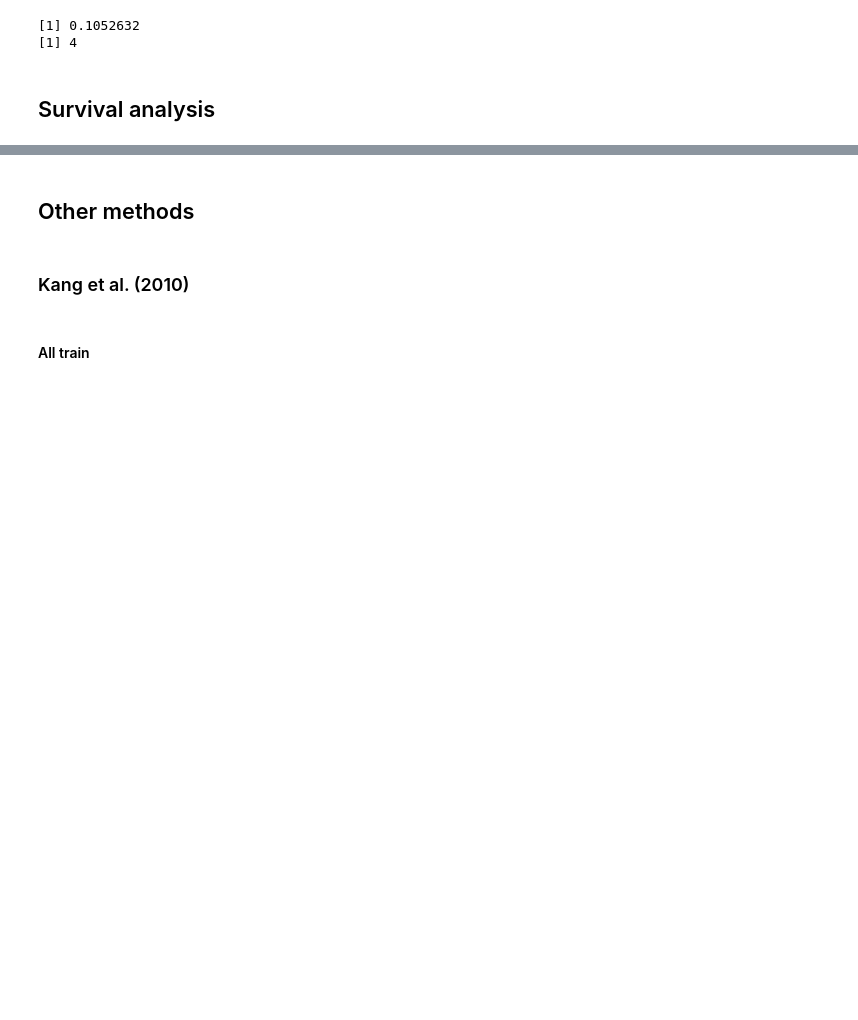
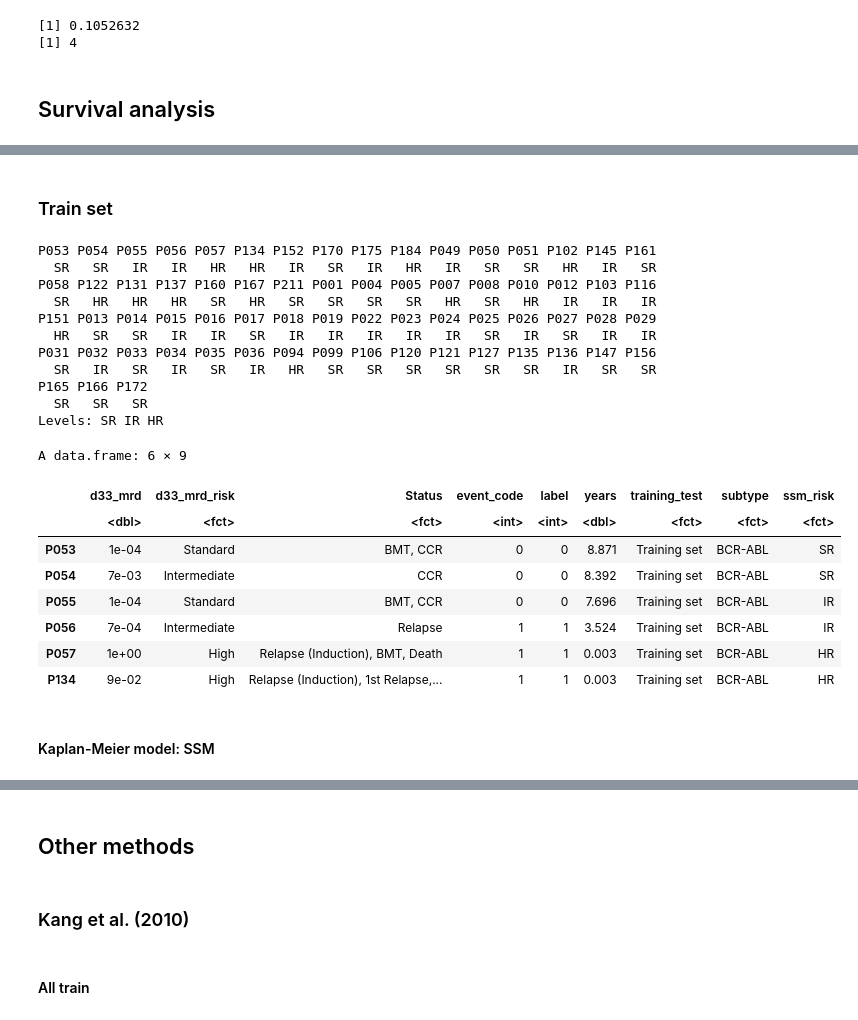
Before and after one commit to dblux/relapse_prediction, a Jupyter notebook: sandbox-model1_proportion.ipynb, the cells around one changed output, grey strips where cells are left out. Drawn from its saved outputs; the diff is of its cells as text; code cells hidden in the pictures; blank space fills up the shorter version.

```diff
--- a/sandbox-model1_proportion.ipynb
+++ b/sandbox-model1_proportion.ipynb
@@ -541,10 +397,14 @@ getLocalGenes <- function(X_subtype, sid_remission,
   return(feat)
 }
 # %%
-#' @param response_df dataframe with samples x features
+ #' @param response_df dataframe with samples x features
 #' @param normal_df dataframe with samples x features
 # D0 centroid used to define D0-Normal vector
-calcERM <- function(response_df, normal_df) {
+compute_features <- function(
+  response_df, normal_df,
+  sid_train, sid_remission
+) {
+  print(rownames(response_df))
   # Split response df into D0 and D8 df
   n <- nrow(response_df)/2
   d0_df <- response_df[1:n, , drop = F]
@@ -554,7 +414,14 @@ calcERM <- function(response_df, normal_df) {
     stop("Patient IDs are not paired..")
 
   # Calculate centroids
-  leuk_centroid <- apply(d0_df, 2, median)
+  # Only use remission patients in training set to calculate centroid
+  sid_leuk <- Reduce(
+    intersect,
+    list(rownames(d0_df), sid_train, sid_remission)
+  )
+  print(rownames(d0_df))
+  print(sprintf("NO. OF SAMPLES IN CENTROID: %d", length(sid_leuk)))
+  leuk_centroid <- apply(d0_df[sid_leuk, , drop = F], 2, median)
   normal_centroid <- apply(normal_df, 2, median)
 
   # Calculate leuk-normal unit vector
@@ -1424,7 +1385,7 @@ ps_wilcox <- names(top_wilcox)
 
 response <- t(cbind(D0, D8)[ps_wilcox, ])
 normal <- t(data[ps_wilcox, 403:405])
-V <- calcERM(response, normal)
+V <- compute_features(response, normal)
 global_erm_alltrain <- V[, "erm1", drop = F]
 # %% [output]
 Warning message in wilcox.test.default(x, y, paired = T):
@@ -2381,0 +1907,41 @@ Score (logrank) test = 20.98  on 2 df,   p=3e-05
+# %% [markdown]
+### Train set
+# %%
+### Subset alltrain set
+surv_alltrain <- surv_annot1[rownames(p_alltrain), ]
+# Discretise p(remission|x)
+p_alltrain_cat <- character(nrow(p_alltrain_concat))
+p_alltrain_cat[p_alltrain_concat$p > 0.5] <- "SR"
+p_alltrain_cat[p_alltrain_concat$p <= 0.5] <- "IR"
+p_alltrain_cat[p_alltrain_concat$p <= 0.25] <- "HR"
+p_alltrain_cat <- as.factor(p_alltrain_cat)
+# Reverse levels
+p_alltrain_cat1 <- factor(p_alltrain_cat, levels = rev(levels(p_alltrain_cat)))
+names(p_alltrain_cat1) <- rownames(p_alltrain_concat)
+print(p_alltrain_cat1)
+
+surv_alltrain1 <- cbind(surv_alltrain, ssm_risk = p_alltrain_cat1)
+head(surv_alltrain1)
+# %% [output]
+P053 P054 P055 P056 P057 P134 P152 P170 P175 P184 P049 P050 P051 P102 P145 P161
+  SR   SR   IR   IR   HR   HR   IR   SR   IR   HR   IR   SR   SR   HR   IR   SR
+P058 P122 P131 P137 P160 P167 P211 P001 P004 P005 P007 P008 P010 P012 P103 P116
+  SR   HR   HR   HR   SR   HR   SR   SR   SR   SR   HR   SR   HR   IR   IR   IR
+P151 P013 P014 P015 P016 P017 P018 P019 P022 P023 P024 P025 P026 P027 P028 P029
+  HR   SR   SR   IR   IR   SR   IR   IR   IR   IR   IR   SR   IR   SR   IR   IR
+P031 P032 P033 P034 P035 P036 P094 P099 P106 P120 P121 P127 P135 P136 P147 P156
+  SR   IR   SR   IR   SR   IR   HR   SR   SR   SR   SR   SR   SR   IR   SR   SR
+P165 P166 P172
+  SR   SR   SR
+Levels: SR IR HR
+A data.frame: 6 × 9
+|  | d33_mrd | d33_mrd_risk | Status | event_code | label | years | training_test | subtype | ssm_risk |
+|  | <dbl> | <fct> | <fct> | <int> | <int> | <dbl> | <fct> | <fct> | <fct> |
+| P053 | 1e-04 | Standard | BMT, CCR | 0 | 0 | 8.871 | Training set | BCR-ABL | SR |
+| P054 | 7e-03 | Intermediate | CCR | 0 | 0 | 8.392 | Training set | BCR-ABL | SR |
+| P055 | 1e-04 | Standard | BMT, CCR | 0 | 0 | 7.696 | Training set | BCR-ABL | IR |
+| P056 | 7e-04 | Intermediate | Relapse | 1 | 1 | 3.524 | Training set | BCR-ABL | IR |
+| P057 | 1e+00 | High | Relapse (Induction), BMT, Death | 1 | 1 | 0.003 | Training set | BCR-ABL | HR |
+| P134 | 9e-02 | High | Relapse (Induction), 1st Relapse,... | 1 | 1 | 0.003 | Training set | BCR-ABL | HR |
+# %% [markdown]
+#### Kaplan-Meier model: SSM
```
Also changed, not shown: parts of 89 cells of this notebook, 58 other files.
